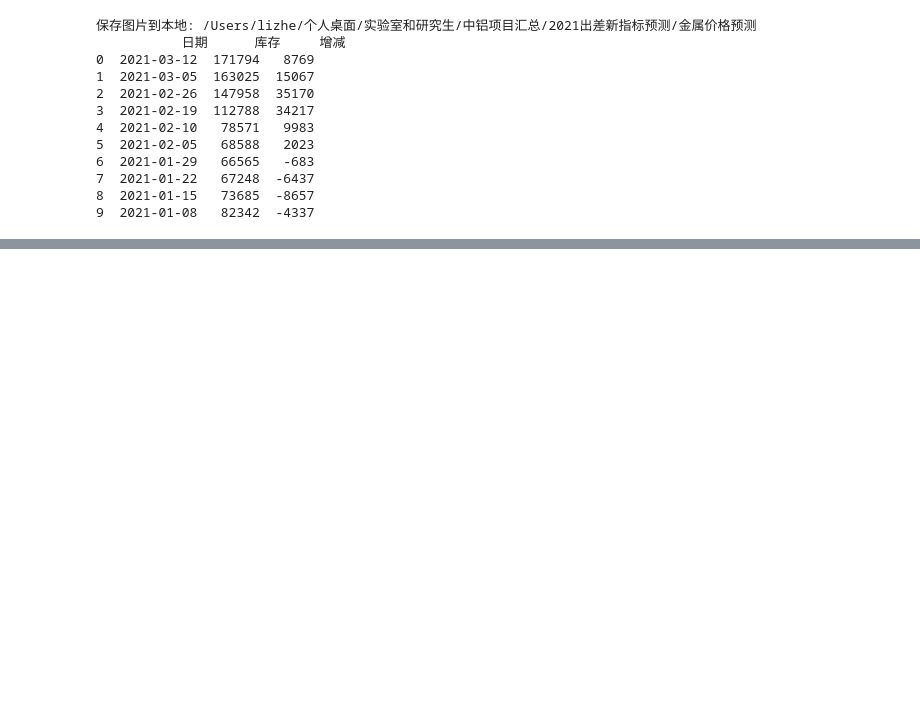
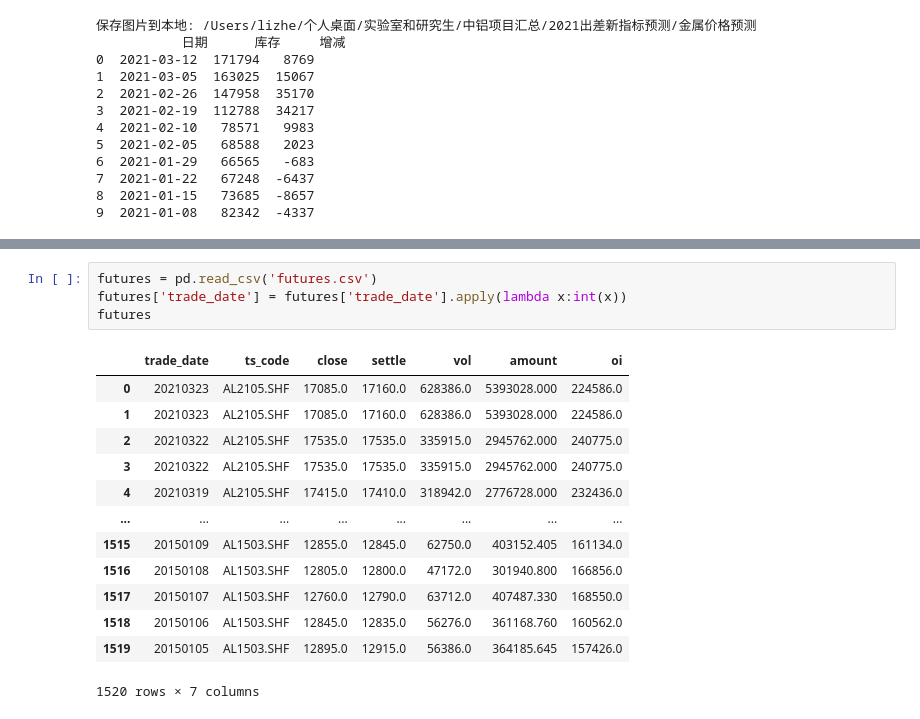
Before and after one commit to Forkeep/RUIMIN_forecast, a Jupyter notebook: 数据获取.ipynb, the cells around one changed output, grey strips where cells are left out. Cells and saved outputs as stored; diff of their text form; blank space fills up the shorter version.

```diff
--- a/数据获取.ipynb
+++ b/数据获取.ipynb
@@ -164,0 +155,18 @@ print(futures_inventory_99_df)
+# %%
+futures = pd.read_csv('futures.csv')
+futures['trade_date'] = futures['trade_date'].apply(lambda x:int(x))
+futures
+# %% [output]
+|  | trade_date | ts_code | close | settle | vol | amount | oi |
+| 0 | 20210323 | AL2105.SHF | 17085.0 | 17160.0 | 628386.0 | 5393028.000 | 224586.0 |
+| 1 | 20210323 | AL2105.SHF | 17085.0 | 17160.0 | 628386.0 | 5393028.000 | 224586.0 |
+| 2 | 20210322 | AL2105.SHF | 17535.0 | 17535.0 | 335915.0 | 2945762.000 | 240775.0 |
+| 3 | 20210322 | AL2105.SHF | 17535.0 | 17535.0 | 335915.0 | 2945762.000 | 240775.0 |
+| 4 | 20210319 | AL2105.SHF | 17415.0 | 17410.0 | 318942.0 | 2776728.000 | 232436.0 |
+| ... | ... | ... | ... | ... | ... | ... | ... |
+| 1515 | 20150109 | AL1503.SHF | 12855.0 | 12845.0 | 62750.0 | 403152.405 | 161134.0 |
+| 1516 | 20150108 | AL1503.SHF | 12805.0 | 12800.0 | 47172.0 | 301940.800 | 166856.0 |
+| 1517 | 20150107 | AL1503.SHF | 12760.0 | 12790.0 | 63712.0 | 407487.330 | 168550.0 |
+| 1518 | 20150106 | AL1503.SHF | 12845.0 | 12835.0 | 56276.0 | 361168.760 | 160562.0 |
+| 1519 | 20150105 | AL1503.SHF | 12895.0 | 12915.0 | 56386.0 | 364185.645 | 157426.0 |
+1520 rows × 7 columns
```
Also changed, not shown: parts of 15 cells of this notebook, 5 other files.
